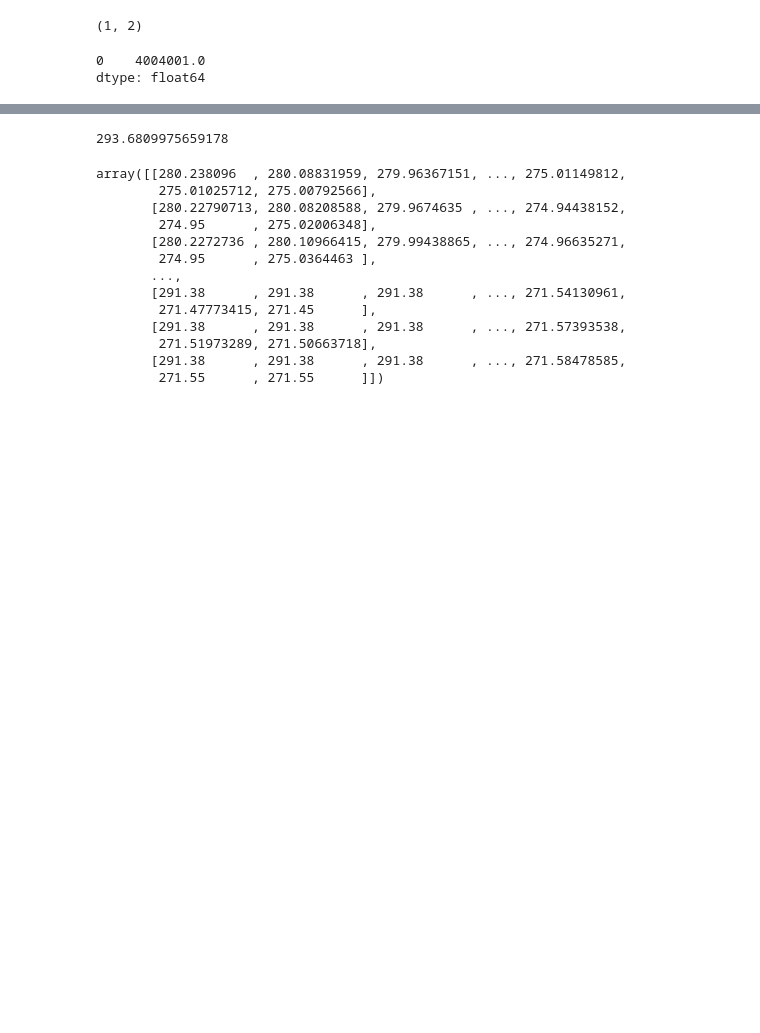
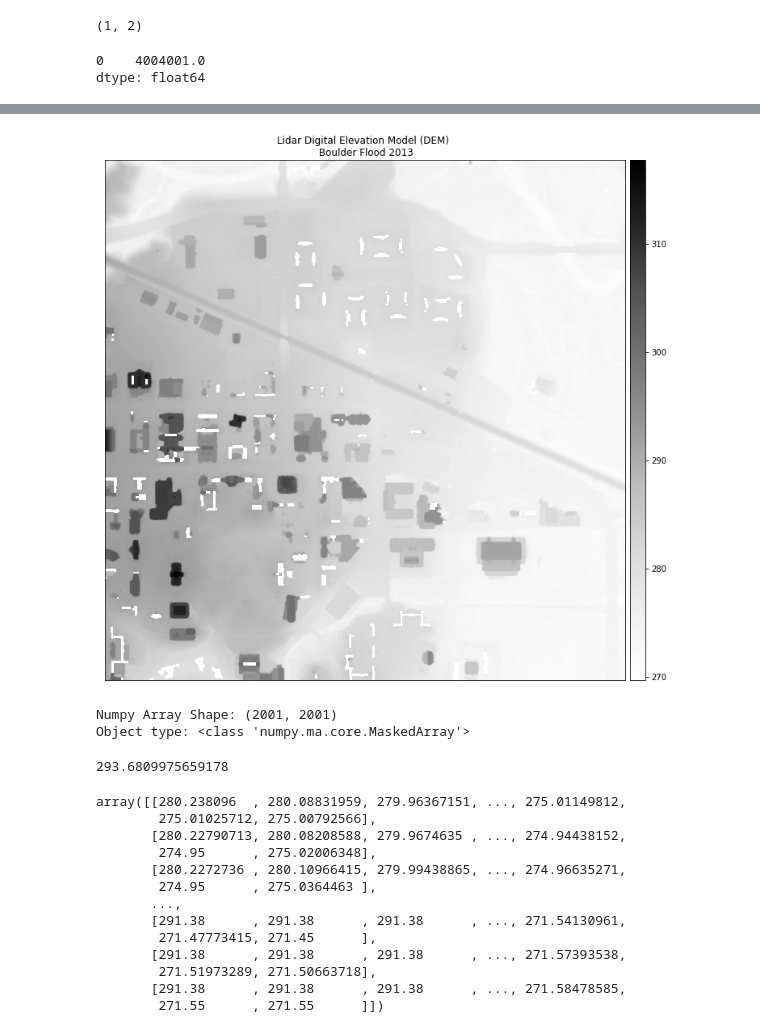
Before and after one commit to Blvisse/USG3-DataEngineering, a Jupyter notebook: notebooks/Untitled1.ipynb, the cells around one changed output, grey strips where cells are left out. Saved outputs shown, nothing was run; the diff lists cells and outputs as text; code cells hidden in the pictures; blank space fills up the shorter version.

```diff
--- a/notebooks/Untitled1.ipynb
+++ b/notebooks/Untitled1.ipynb
@@ -73,3 +136,21 @@ col
+# %%
+# Plot data using earthpy
+ep.plot_bands(dtm_pre_arr,
+              title="Lidar Digital Elevation Model (DEM) \n Boulder Flood 2013",
+              cmap="Greys")
+
+plt.show()
+# %% [output]
+[figure, added]
+# %%
+with rasterio.open('../tif/iowaclassified.tif') as dem_src:
+    lidar_dem_im = dem_src.read(1, masked=True)
+
+print("Numpy Array Shape:", lidar_dem_im.shape)
+print("Object type:", type(lidar_dem_im))
+# %% [output]
+Numpy Array Shape: (2001, 2001)
+Object type: <class 'numpy.ma.core.MaskedArray'>
 # %%
 h=tfile.read(1)
 # %%
```
Also changed, not shown: parts of 18 cells of this notebook, 11 other files.
